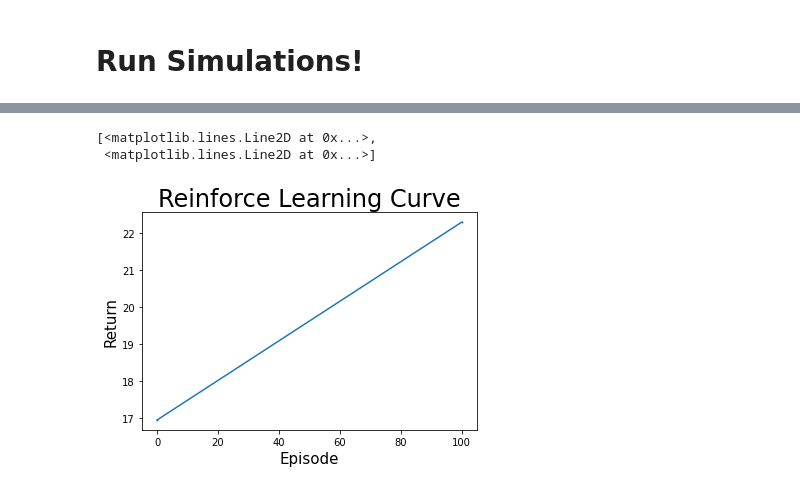
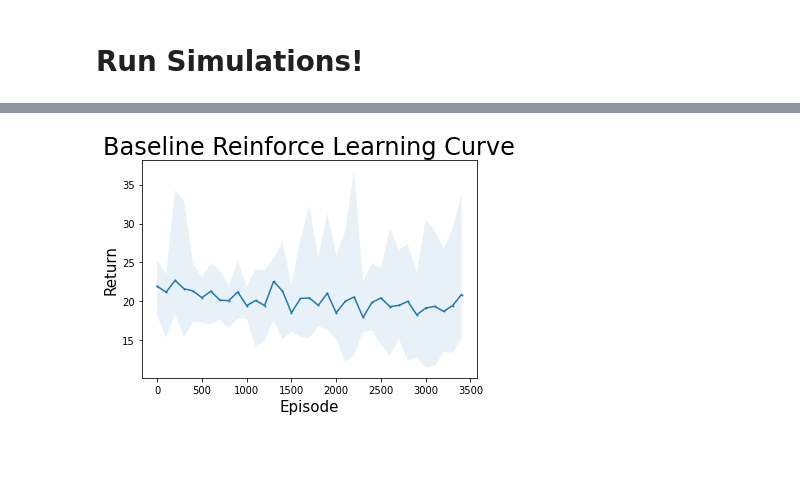
Before and after one commit to supermomo668/IntroToDeepReinforcementLearning, a Jupyter notebook: F22_10703_Homework_2/hw2_code/pytorch/HW2_REINFORCE_A2C.ipynb, the cells around one changed output, grey strips where cells are left out. Cells and saved outputs as stored; diff of their text form; code cells hidden in the pictures; blank space fills up the shorter version.

```diff
--- a/F22_10703_Homework_2/hw2_code/pytorch/HW2_REINFORCE_A2C.ipynb
+++ b/F22_10703_Homework_2/hw2_code/pytorch/HW2_REINFORCE_A2C.ipynb
@@ -253,9 +50,13 @@ def parse_a2c_arguments():
     parser.add_argument('--env-name', dest='env_name', type=str,
                         default='CartPole-v0', help="Name of the environment to be run.")   # 'LunarLander-v2'
     parser.add_argument('--num-episodes', dest='num_episodes', type=int,
-                        default=20, help="Number of episodes to train on.")    # 3500
+                        default=3500, help="Number of episodes to train on.")    # 3500
     parser.add_argument('--lr', dest='lr', type=float,
                         default=5e-4, help="The actor's learning rate.")
+    parser.add_argument('--use_a2c', dest='use_a2c', type=bool,
+                        default=True, help="Use A2C")
+    parser.add_argument('--use_baseline', dest='use_baseline', type=bool,
+                        default=True, help="Use baseline model")
     parser.add_argument('--baseline-lr', dest='baseline_lr', type=float,
                         default=5e-4, help="The actor's learning rate.")
     parser.add_argument('--critic-lr', dest='critic_lr', type=float,
@@ -274,3 +75,6 @@ def parse_a2c_arguments():
 
     return parser.parse_known_args()[0]    #.parse_args()
 args = parse_a2c_arguments()
+DEBUG=False
+# %%
+history, res = main_a2c(args)
@@ -286,22 +97,27 @@ nS = env.observation_space.shape[0]
 print(f"Configurations:{args}")
 
 # Plot average performance of 5 trials
-num_seeds = 1   # 5
-eval_freq = 10  # 100
+num_seeds = 5   # 5
+eval_freq = 100  # 100
 l = args.num_episodes//eval_freq
 res = np.zeros((num_seeds, l))
 
 gamma = 0.99
-act_layer = torch.nn.Softmax(dim=1)
 for i in tqdm.tqdm(range(num_seeds)):
+    print(f"Seed:{i}")
+    # Fix seed
+    torch.manual_seed(i)
+    np.random.seed(i)
+    # save mean evaluation reward
     reward_means = []
-
     # TODO: create networks and setup reinforce/a2c
     history = dict.fromkeys(['train','test'],[])
-    actor = NeuralNet(input_size=nS, output_size=nA, activation=act_layer)
-    critic = NeuralNet(input_size=nS, output_size=nA, activation=act_layer)
+    actor = NeuralNet(input_size=nS, output_size=nA,
+                      activation=nn.Softmax(dim=1))
+    critic = NeuralNet(input_size=nS, output_size=1,
+                       activation=nn.LeakyReLU(0.9))
     A2C_net = A2C(actor=actor, actor_lr=args.lr, N=args.n, nA=nA,
-                critic=critic, critic_lr=args.critic_lr, baseline=False, a2c=False)
+                  critic=critic, critic_lr=args.critic_lr, baseline=args.use_baseline, a2c=args.use_a2c)
     for m in range(args.num_episodes):
         print("Episode: {}".format(m))
         history['train'].append(A2C_net.train(env, gamma=gamma))
@@ -309,7 +125,7 @@ for i in tqdm.tqdm(range(num_seeds)):
             print("[Policy Evaluation]")
             G = np.zeros(20)   # save 20 iterations of evaluation
             for k in range(20):
-                g = A2C_net.evaluate_policy(env, render=True if k==19 else False)
+                g = A2C_net.evaluate_policy(env)
                 G[k] = g
             reward_mean = G.mean()
             reward_sd = G.std()
@@ -340,29 +142,26 @@ Finished after 46 timesteps
 # %%
 ks = np.arange(l)*100
 avs = np.mean(res, axis=0)
 maxs = np.max(res, axis=0)
 mins = np.min(res, axis=0)
 
 plt.fill_between(ks, mins, maxs, alpha=0.1)
 plt.plot(ks, avs, '-o', markersize=1)
 
 plt.xlabel('Episode', fontsize = 15)
 plt.ylabel('Return', fontsize = 15)
 
 if not os.path.exists('./plots'):
     os.mkdir('./plots')
 
-if A2C_net.type == 'A2C':
+if A2C_net.type == 'A2C' or A2C_net.type == 2:
     plt.title("A2C Learning Curve for N = {}".format(args.n), fontsize = 24)
     plt.savefig("./plots/a2c_curve_N={}.png".format(args.n))
-elif A2C_net.type == 'Baseline':
+elif A2C_net.type == 'Baseline' or A2C_net.type == 1:
     plt.title("Baseline Reinforce Learning Curve".format(args.n), fontsize = 24)
     plt.savefig("./plots/Baseline_Reinforce_curve.png".format(args.n))
-else: # Reinforce
+elif A2C_net.type == 'Reinforce' or A2C_net.type == 0: # Reinforce
     plt.title("Reinforce Learning Curve", fontsize = 24)
-    plt.savefig("./plots/Reinforce_curve.png")
-plt.plot(res)
+    plt.savefig("./plots/Reinforce_curve.png")use_baseline
 # %% [output]
-[<matplotlib.lines.Line2D at 0x...>,
- <matplotlib.lines.Line2D at 0x...>]
-[figure, old version]
+[figure, new version]
```
Also changed, not shown: parts of 12 cells of this notebook, 50 other files.
